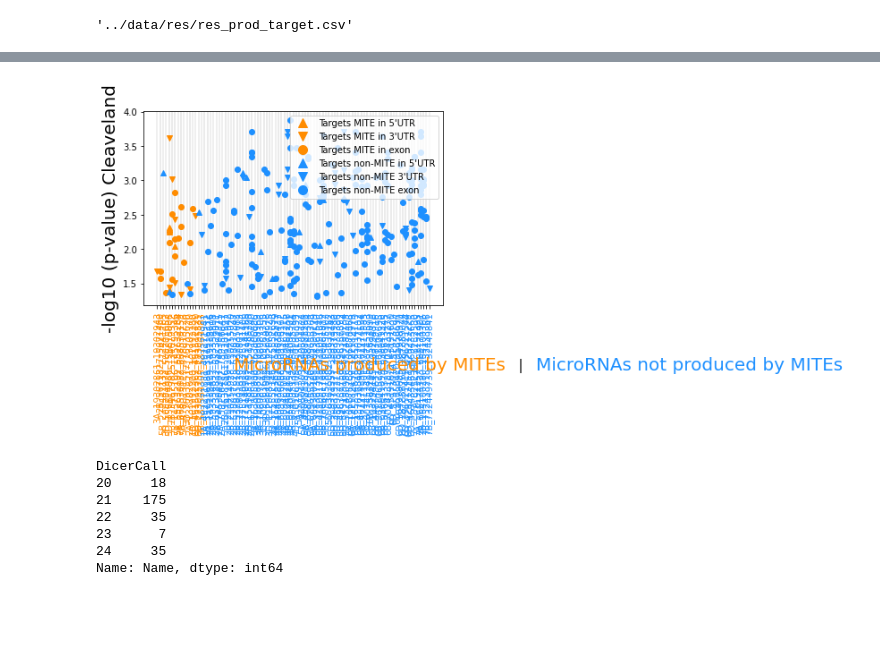
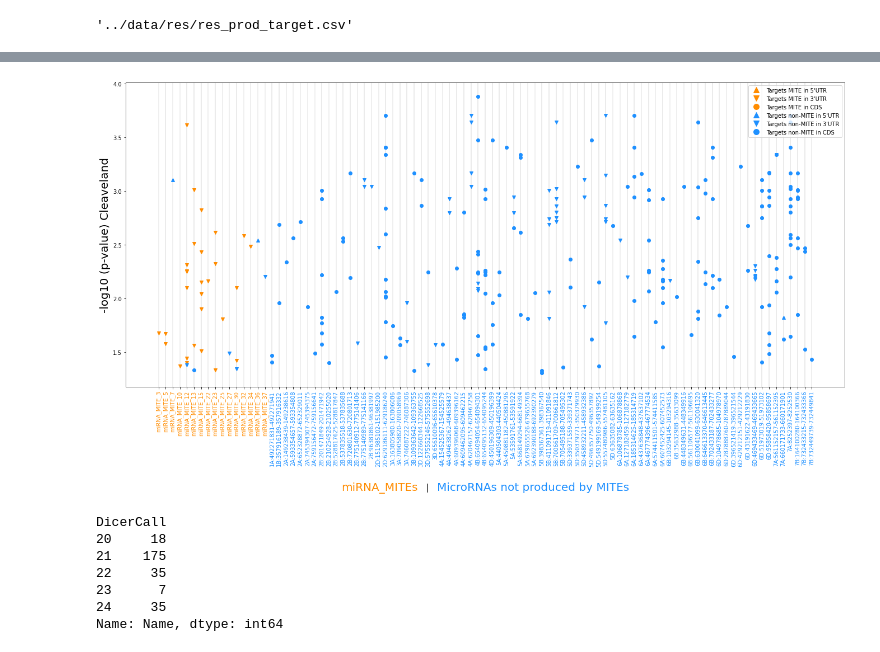
Before and after one commit to juancresc/mirna_mite, a Jupyter notebook: 2_analysis/2_cleavage.ipynb, the cells around one changed output, grey strips where cells are left out. Drawn from its saved outputs; the diff is of its cells as text; code cells hidden in the pictures; blank space fills up the shorter version.

```diff
--- a/2_analysis/2_cleavage.ipynb
+++ b/2_analysis/2_cleavage.ipynb
@@ -570,6 +622,6 @@ df_merge[df_merge['MITE'].notnull() & df_merge['MITE_target'].notnull()]
 # %%
 #micros = set(df_merge[df_merge['MITE'].notnull()]['Name'].tolist())
-x = df_merge.sort_values('MITE')['Name'].tolist()
+x = df_merge.sort_values('MITE')['NEW_NAME'].tolist()
 
 micros = sorted(set(x), key=x.index)
 micros_t = {}
@@ -584,7 +636,15 @@ import math
 import numpy as np
 # %%
 mirna_names = []
+mirna_names_2 = []
 for x in micros_t.values():
-    name = x.split('_')[-3:]
-    name = '_'.join(name)
-    mirna_names.append(name)
+#    name = '_'.join(name)
+    if 'miRNA' in x:
+        mirna_names.append(x)
+    else:
+        mirna_names_2.append(x)
+# %%
+
+mirna_names = sorted(mirna_names, key=lambda item: (int(item.split('_')[2])))
+# %%
+rest = mirna_names + sorted(mirna_names_2)
@@ -596,7 +662,7 @@ plt.figure()
 from matplotlib.offsetbox import AnchoredOffsetbox, TextArea, HPacker, VPacker
 
 plt.rcParams["figure.figsize"] = (23,10)
-plt.xticks(list(micros_t.keys()),labels=mirna_names,rotation=90)
+plt.xticks(list(micros_t.keys()),labels=rest,rotation=90)
 plt.ylabel('-log10 (p-value) Cleaveland',size=20)
 #plt.xlabel('microRNA: in blue produced by a MITE and red otherwise')
 
@@ -605,7 +671,7 @@ ax = plt.subplot(111)
 
 for i in plt.gca().get_xticklabels():
     micro = i.get_text()
-    if str(df_merge[df_merge['Name'].str.contains(micro)].iloc[0]['MITE']) != "nan":
+    if str(df_merge[df_merge['NEW_NAME'].str.contains(micro)].iloc[0]['MITE']) != "nan":
         i.set_color(color2)
     else:
         i.set_color(color1)
@@ -614,13 +680,13 @@ plotdata = []
 #
 for k,v in df_merge.sort_values('MITE').iterrows():
 
-    res = list(micros_t.keys())[list(micros_t.values()).index(v['Name'])]
+    res = list(micros_t.keys())[list(micros_t.values()).index(v['NEW_NAME'])]
     #print(res, v['Name'])
     ax.axvline(x=res, color='#EBEBEB')
 
 for k,v in df_merge.sort_values('MITE').iterrows():
 
-    res = list(micros_t.keys())[list(micros_t.values()).index(v['Name'])]
+    res = list(micros_t.keys())[list(micros_t.values()).index(v['NEW_NAME'])]
     #print(res, v['Name'])
 #    plt.axvline(x=res, color='#EBEBEB')
 
@@ -645,38 +711,38 @@ for k,v in df_merge.sort_values('MITE').iterrows():
 from matplotlib.patches import Patch
 from matplotlib.lines import Line2D
 
 
 legend_elements = [
     Line2D([0], [0],linestyle = 'None', marker='^', color=color2, label='Targets MITE in 5\'UTR',markerfacecolor=color2, markersize=10),
     Line2D([0], [0], linestyle = 'None',marker='v', color=color2, label= 'Targets MITE in 3\'UTR',markerfacecolor=color2, markersize=10),
-    Line2D([0], [0], linestyle = 'None',marker='o', color=color2, label= 'Targets MITE in exon',markerfacecolor=color2, markersize=10),
+    Line2D([0], [0], linestyle = 'None',marker='o', color=color2, label= 'Targets MITE in CDS',markerfacecolor=color2, markersize=10),
     Line2D([0], [0],linestyle = 'None', marker='^', color=color1, label='Targets non-MITE in 5\'UTR',markerfacecolor=color1, markersize=10),
-    Line2D([0], [0],linestyle = 'None', marker='v', color=color1, label= 'Targets non-MITE 3\'UTR',markerfacecolor=color1, markersize=10),
-    Line2D([0], [0],linestyle = 'None', marker='o', color=color1, label= 'Targets non-MITE exon ',markerfacecolor=color1, markersize=10),
+    Line2D([0], [0],linestyle = 'None', marker='v', color=color1, label= 'Targets non-MITE in 3\'UTR',markerfacecolor=color1, markersize=10),
+    Line2D([0], [0],linestyle = 'None', marker='o', color=color1, label= 'Targets non-MITE in CDS ',markerfacecolor=color1, markersize=10),
 ]
 
 # Create the figure
 ax.legend(handles=legend_elements, loc='upper right', )
 #plt.show()
 
 
-xbox1 = TextArea("MicroRNAs produced by MITEs", textprops=dict(color=color2, size=20))
+xbox1 = TextArea("miRNA_MITEs", textprops=dict(color=color2, size=20))
 xbox2 = TextArea("  |  ", textprops=dict(size=15))
 xbox3 = TextArea("MicroRNAs not produced by MITEs", textprops=dict(color=color1, size=20))
 
 
 xbox = HPacker(children=[xbox1, xbox2, xbox3],
                   align="center", pad=0, sep=5)
 
 anchored_xbox = AnchoredOffsetbox(loc=3, child=xbox, pad=0., frameon=False,
                                       bbox_to_anchor=(0.3, -0.35),
                                       bbox_transform=ax.transAxes, borderpad=0.)
 
 ax.add_artist(anchored_xbox)
 
 plt.savefig('../data/targets.png',bbox_inches="tight")
 # %% [output]
-[figure, old version]
+[figure, new version]
 # %%
 
 
```
Also changed, not shown: parts of 29 cells of this notebook, 9 other files.
